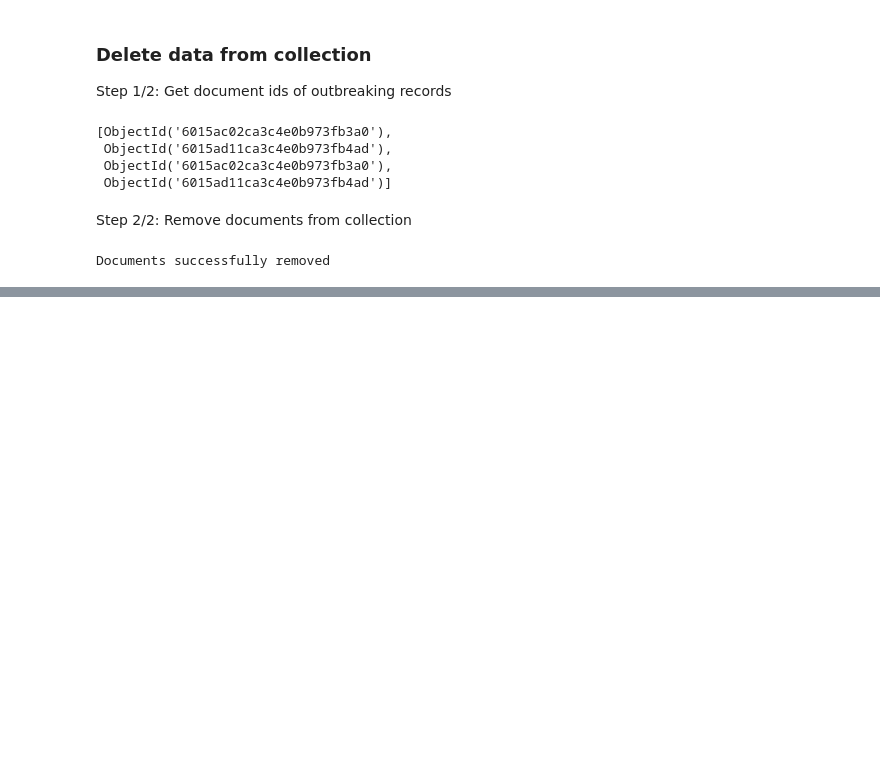
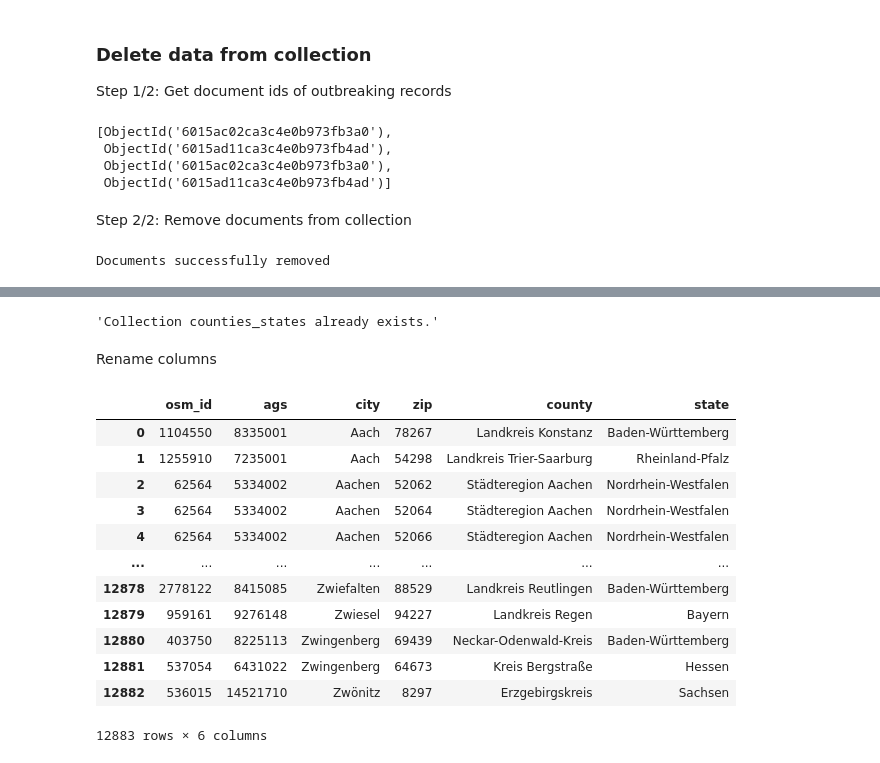
Before and after one commit to mayo-s/phonebookdiver, a Jupyter notebook: jupyter/phonebookdiver_notebook.ipynb, the cells around one changed output, grey strips where cells are left out. Drawn from its saved outputs; the diff is of its cells as text; code cells hidden in the pictures; blank space fills up the shorter version.

```diff
--- a/jupyter/phonebookdiver_notebook.ipynb
+++ b/jupyter/phonebookdiver_notebook.ipynb
@@ -907,0 +928,23 @@ Documents successfully removed
+# %%
+create_collection('counties_states', zip_df, True)
+# %% [output]
+'Collection counties_states already exists.'
+# %% [markdown]
+Rename columns
+# %%
+zip_df.rename(columns={'ort': 'city', 'plz': 'zip', 'landkreis': 'county', 'bundesland': 'state'}, inplace=True)
+zip_df
+# %% [output]
+|  | osm_id | ags | city | zip | county | state |
+| 0 | 1104550 | 8335001 | Aach | 78267 | Landkreis Konstanz | Baden-Württemberg |
+| 1 | 1255910 | 7235001 | Aach | 54298 | Landkreis Trier-Saarburg | Rheinland-Pfalz |
+| 2 | 62564 | 5334002 | Aachen | 52062 | Städteregion Aachen | Nordrhein-Westfalen |
+| 3 | 62564 | 5334002 | Aachen | 52064 | Städteregion Aachen | Nordrhein-Westfalen |
+| 4 | 62564 | 5334002 | Aachen | 52066 | Städteregion Aachen | Nordrhein-Westfalen |
+| ... | ... | ... | ... | ... | ... | ... |
+| 12878 | 2778122 | 8415085 | Zwiefalten | 88529 | Landkreis Reutlingen | Baden-Württemberg |
+| 12879 | 959161 | 9276148 | Zwiesel | 94227 | Landkreis Regen | Bayern |
+| 12880 | 403750 | 8225113 | Zwingenberg | 69439 | Neckar-Odenwald-Kreis | Baden-Württemberg |
+| 12881 | 537054 | 6431022 | Zwingenberg | 64673 | Kreis Bergstraße | Hessen |
+| 12882 | 536015 | 14521710 | Zwönitz | 8297 | Erzgebirgskreis | Sachsen |
+12883 rows × 6 columns
```
Also changed, not shown: parts of 20 cells of this notebook.
